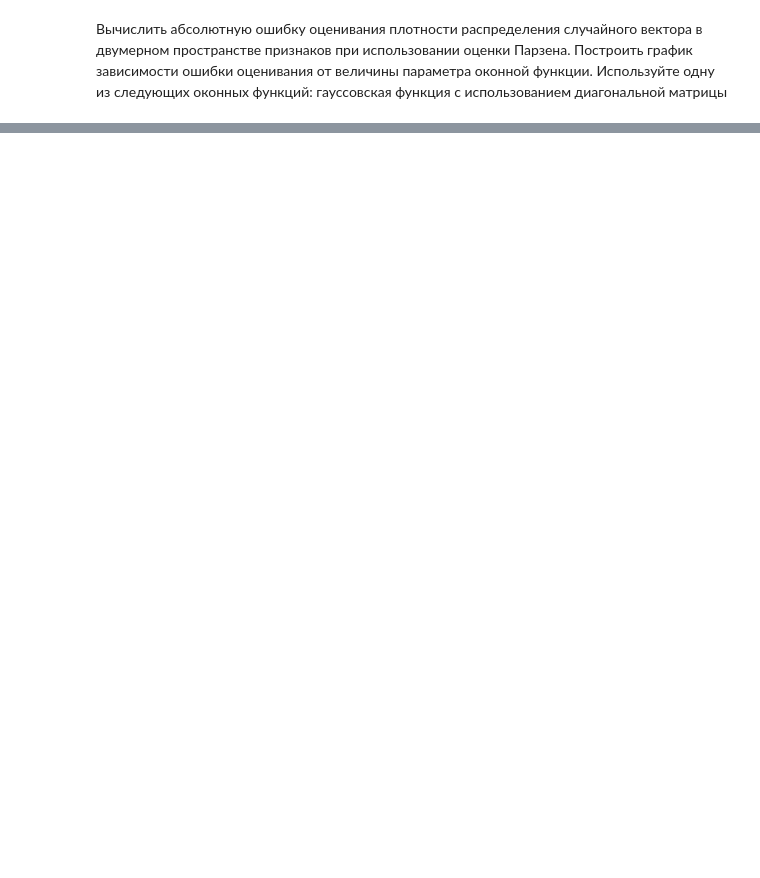
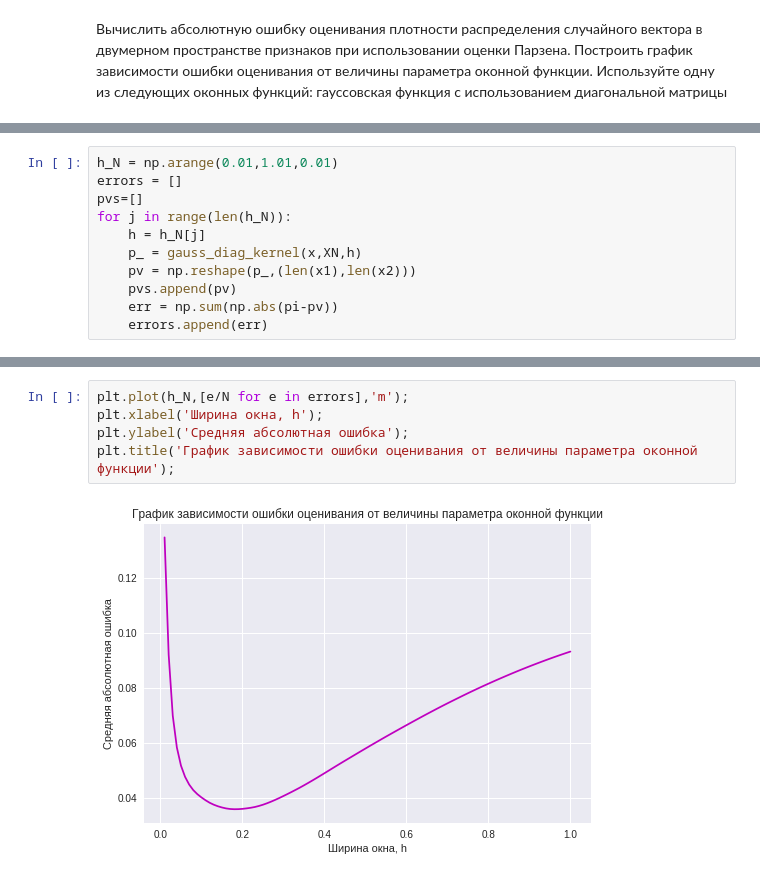
Before and after one commit to mzaharchenko/ml-labs, a Jupyter notebook: lab5.ipynb, the cells around one changed output, grey strips where cells are left out. Saved outputs shown, nothing was run; the diff lists cells and outputs as text; blank space fills up the shorter version.

```diff
--- a/lab5.ipynb
+++ b/lab5.ipynb
@@ -213,0 +113,11 @@ ax.plot_surface(X1, X2,pvs[2], cmap=plt.cm.viridis, linewidth=0.2);
+# %%
+h_N = np.arange(0.01,1.01,0.01)
+errors = []
+pvs=[]
+for j in range(len(h_N)):
+    h = h_N[j]
+    p_ = gauss_diag_kernel(x,XN,h)
+    pv = np.reshape(p_,(len(x1),len(x2)))
+    pvs.append(pv)
+    err = np.sum(np.abs(pi-pv))
+    errors.append(err)
@@ -213,0 +129,7 @@ ax.plot_surface(X1, X2,pvs[2], cmap=plt.cm.viridis, linewidth=0.2);
+# %%
+plt.plot(h_N,[e/N for e in errors],'m');
+plt.xlabel('Ширина окна, h');
+plt.ylabel('Cредняя абсолютная ошибка');
+plt.title('График зависимости ошибки оценивания от величины параметра оконной функции');
+# %% [output]
+[figure, added]
```
Also changed, not shown: parts of 44 cells of this notebook, 4 other files.
